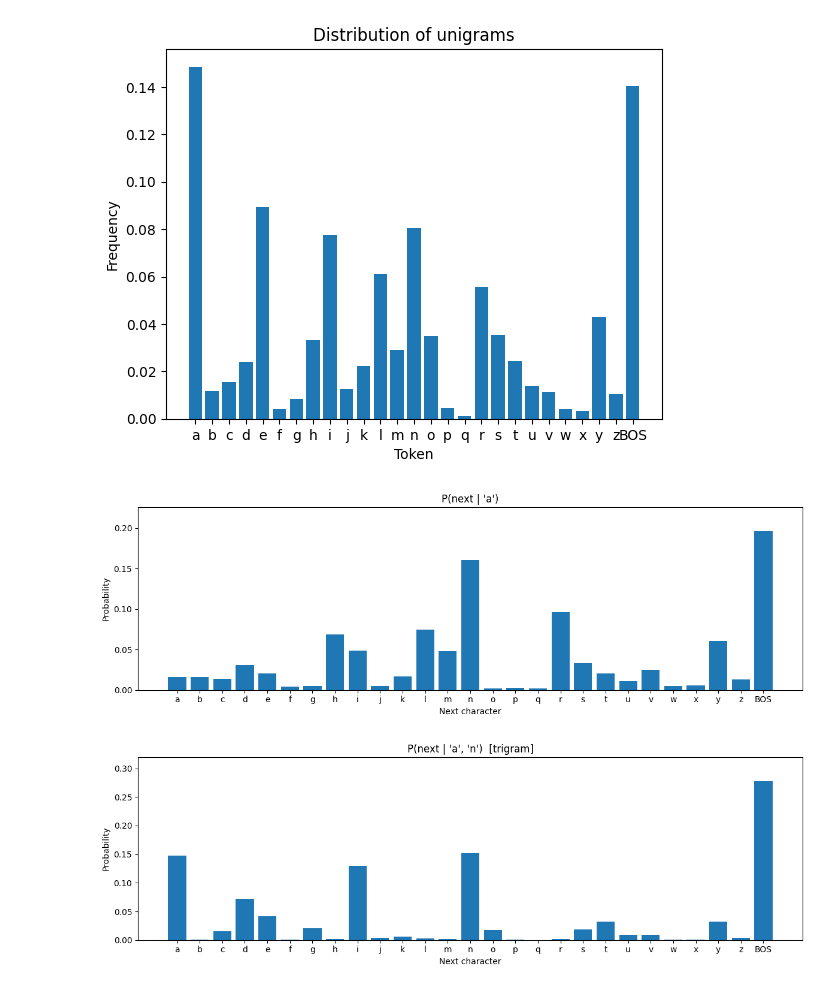
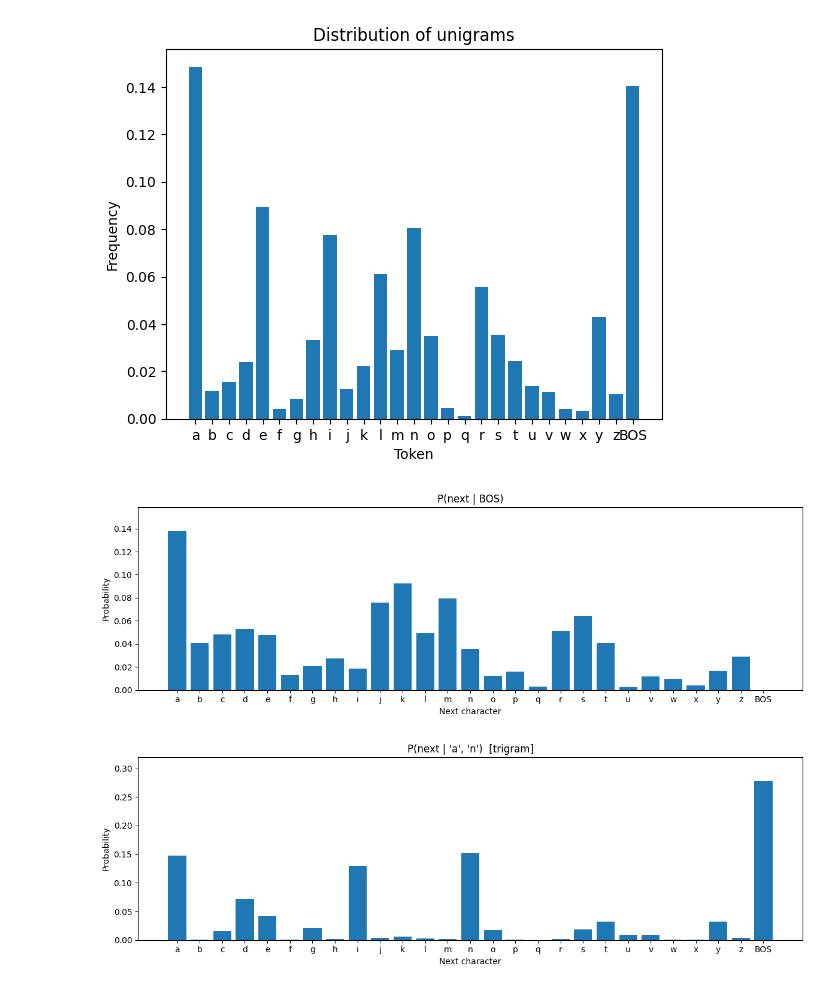
Before and after one commit to KhaleelKarim/LLMStatistics, a Jupyter notebook: notebooks/ngram_viz.ipynb, the cells around one changed output. Drawn from its saved outputs; the diff is of its cells as text; code cells hidden in the pictures.

```diff
--- a/notebooks/ngram_viz.ipynb
+++ b/notebooks/ngram_viz.ipynb
@@ -63,20 +63,20 @@ def bigram_distribution(token):
 # %%
 def plot_bigram_distribution(token):
     dist = bigram_distribution(token)
     label = 'BOS' if token == 'BOS' else f"'{token}'"
 
     fig, ax = plt.subplots(figsize=(12, 4))
     ax.bar(tokens, dist)
     ax.set_xlabel('Next character')
     ax.set_ylabel('Probability')
     ax.set_title(f'P(next | {label})')
     ax.set_ylim(0, max(dist) * 1.15)
     plt.tight_layout()
     plt.show()
 
-plot_bigram_distribution('a')
+plot_bigram_distribution('BOS')
 # %% [output]
-[figure, old version]
+[figure, new version]
 # %%
 # Helper accessors for each order's (probs, seen_mask) tables
 def get_trigram_table():
```
Also changed, not shown: parts of 1 cell of this notebook, 1 other file.
